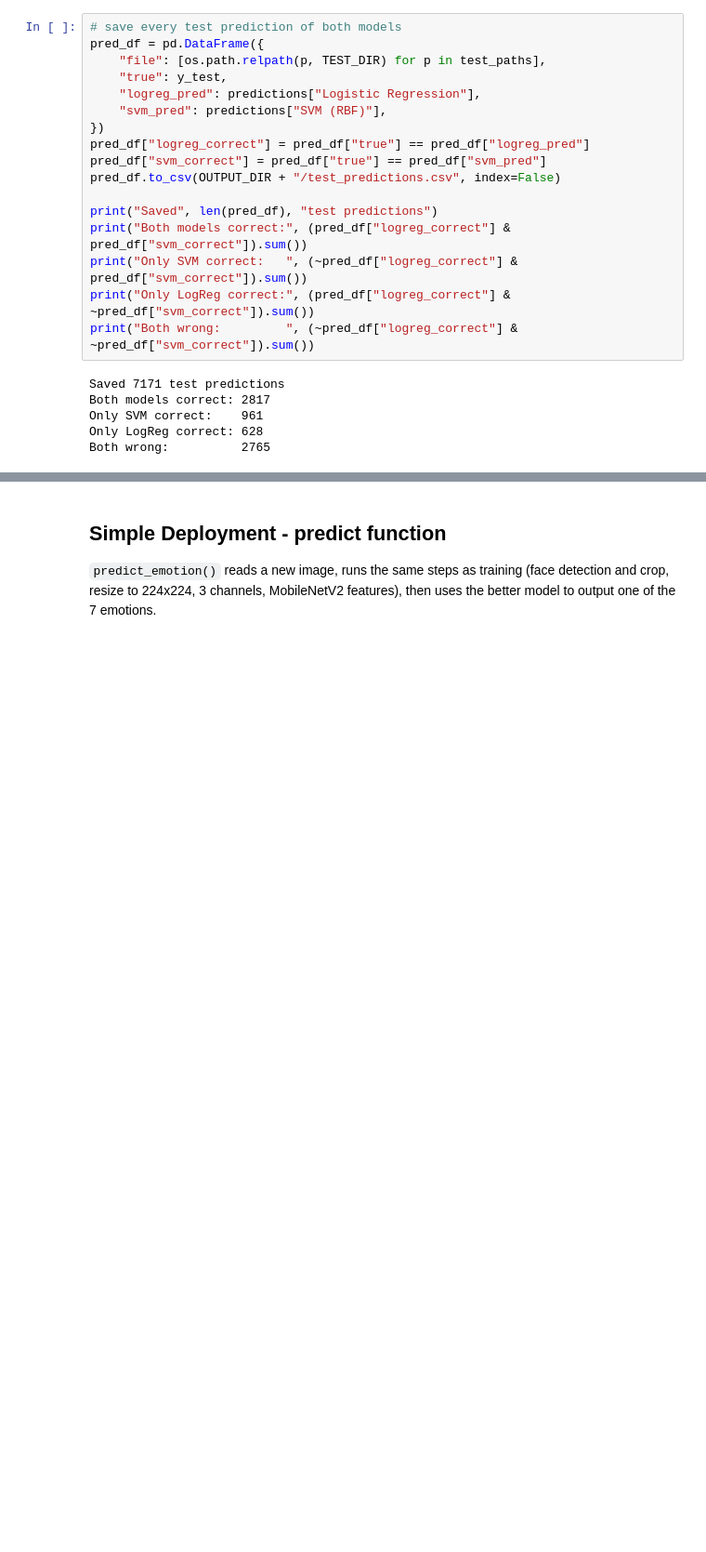
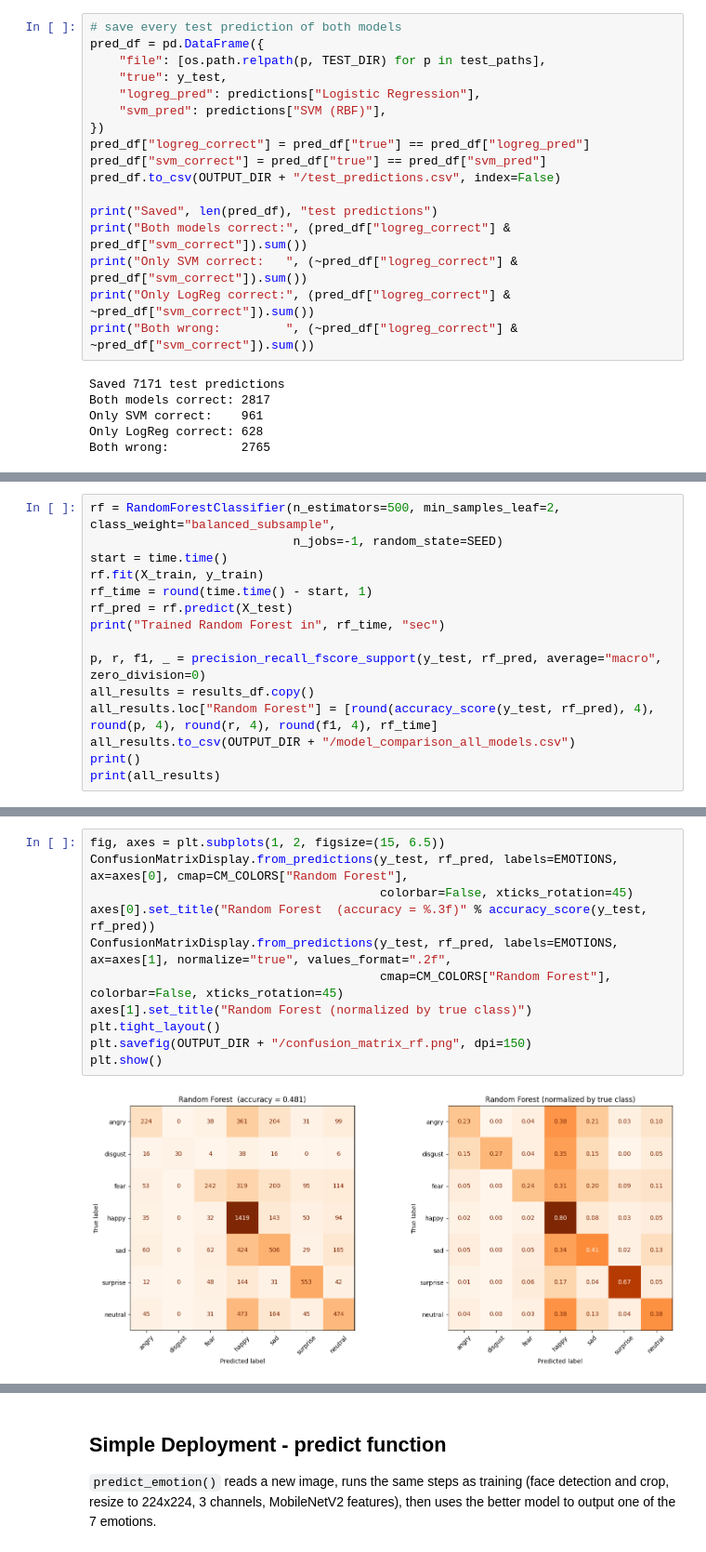
Before and after one commit to Jhey20-sys/Facial-Emotion-Recognition, a Jupyter notebook: Week7_Facial_Emotion_Recognition.ipynb, the cells around one changed output, grey strips where cells are left out. Shown at 93% size. Drawn from its saved outputs; the diff is of its cells as text; blank space fills up the shorter version.

```diff
--- a/Week7_Facial_Emotion_Recognition.ipynb
+++ b/Week7_Facial_Emotion_Recognition.ipynb
@@ -605,0 +613,15 @@ Both wrong:          2765
+# %%
+rf = RandomForestClassifier(n_estimators=500, min_samples_leaf=2, class_weight="balanced_subsample",
+                            n_jobs=-1, random_state=SEED)
+start = time.time()
+rf.fit(X_train, y_train)
+rf_time = round(time.time() - start, 1)
+rf_pred = rf.predict(X_test)
+print("Trained Random Forest in", rf_time, "sec")
+
+p, r, f1, _ = precision_recall_fscore_support(y_test, rf_pred, average="macro", zero_division=0)
+all_results = results_df.copy()
+all_results.loc["Random Forest"] = [round(accuracy_score(y_test, rf_pred), 4), round(p, 4), round(r, 4), round(f1, 4), rf_time]
+all_results.to_csv(OUTPUT_DIR + "/model_comparison_all_models.csv")
+print()
+print(all_results)
@@ -605,0 +675,13 @@ Both wrong:          2765
+# %%
+fig, axes = plt.subplots(1, 2, figsize=(15, 6.5))
+ConfusionMatrixDisplay.from_predictions(y_test, rf_pred, labels=EMOTIONS, ax=axes[0], cmap=CM_COLORS["Random Forest"],
+                                        colorbar=False, xticks_rotation=45)
+axes[0].set_title("Random Forest  (accuracy = %.3f)" % accuracy_score(y_test, rf_pred))
+ConfusionMatrixDisplay.from_predictions(y_test, rf_pred, labels=EMOTIONS, ax=axes[1], normalize="true", values_format=".2f",
+                                        cmap=CM_COLORS["Random Forest"], colorbar=False, xticks_rotation=45)
+axes[1].set_title("Random Forest (normalized by true class)")
+plt.tight_layout()
+plt.savefig(OUTPUT_DIR + "/confusion_matrix_rf.png", dpi=150)
+plt.show()
+# %% [output]
+[figure, added]
```
Also changed, not shown: parts of 12 cells of this notebook, 11 other files.
